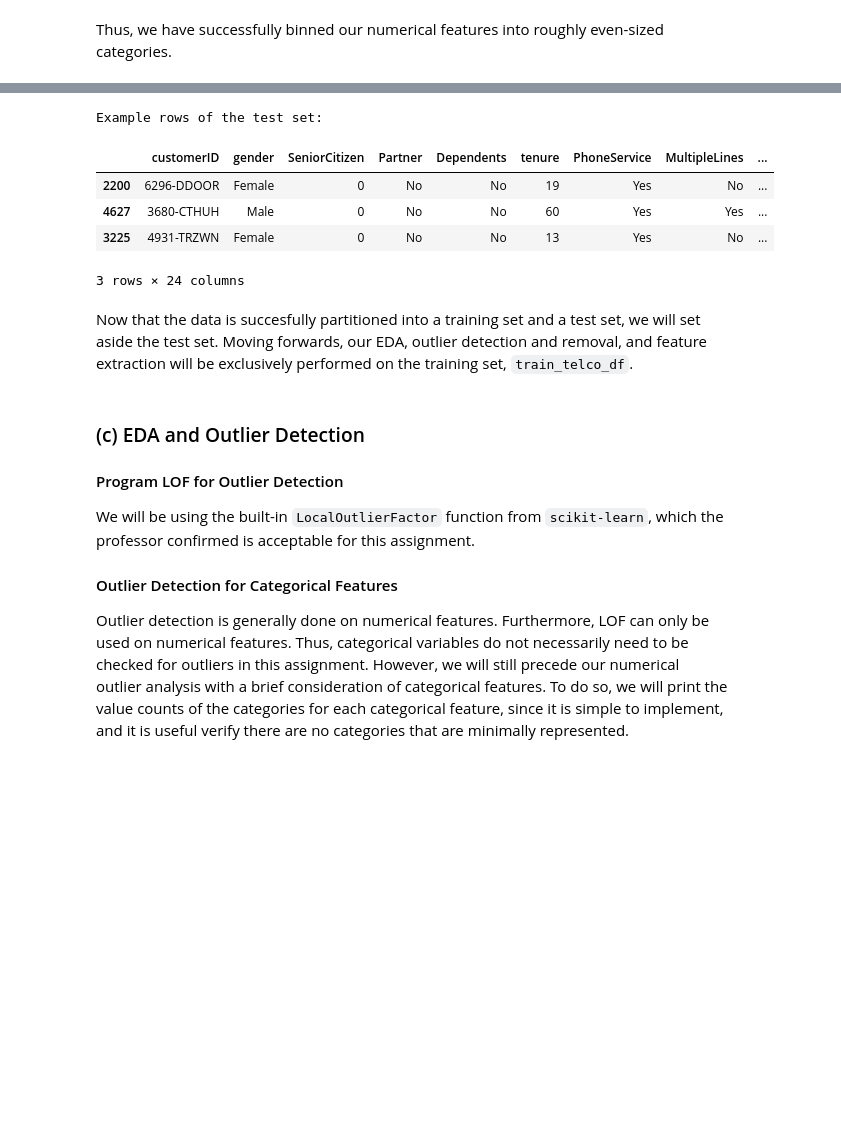
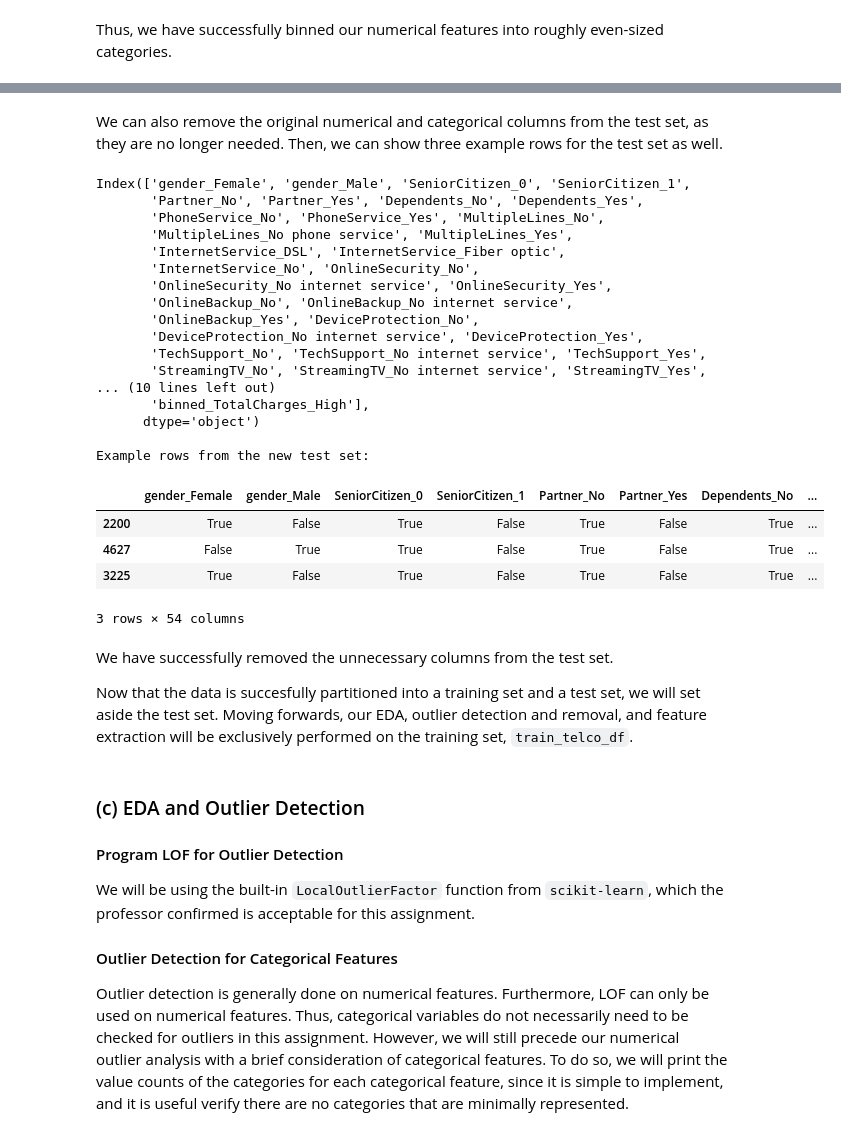
Before and after one commit to Natasa127/CSI4142-A3, a Jupyter notebook: Classification.ipynb, the cells around one changed output, grey strips where cells are left out. Cells and saved outputs as stored; diff of their text form; code cells hidden in the pictures; blank space fills up the shorter version.

```diff
--- a/Classification.ipynb
+++ b/Classification.ipynb
@@ -786,15 +853,48 @@ Example rows of the training set:
-# %%
-# Show some example rows of the test set
-print(f"Example rows of the test set: ")
-test_telco_df.head(3)
-# %% [output]
-Example rows of the test set:
-|  | customerID | gender | SeniorCitizen | Partner | Dependents | tenure | PhoneService | MultipleLines | ... |
-| 2200 | 6296-DDOOR | Female | 0 | No | No | 19 | Yes | No | ... |
-| 4627 | 3680-CTHUH | Male | 0 | No | No | 60 | Yes | Yes | ... |
-| 3225 | 4931-TRZWN | Female | 0 | No | No | 13 | Yes | No | ... |
-3 rows × 24 columns
+# %% [markdown]
+We can also remove the original numerical and categorical columns from the test set, as they are no longer needed. Then, we can show three example rows for the test set as well.
+# %%
+# List of features to remove from the test set
+features_to_remove = [
+    "gender", "SeniorCitizen", "Partner", "Dependents", "PhoneService", "MultipleLines",
+    "InternetService", "OnlineSecurity", "OnlineBackup", "DeviceProtection", "TechSupport",
+    "StreamingTV", "StreamingMovies", "Contract", "PaperlessBilling", "PaymentMethod", "Churn",
+    "binned_tenure", "binned_MonthlyCharges", "binned_TotalCharges", "tenure", "MonthlyCharges",
+    "TotalCharges"
+]
+
+# Remove the features from the test set
+test_telco_df = test_telco_df.drop(features_to_remove, axis = 1)
+
+# Ensure the removal worked as intended
+print(f"{test_telco_df.columns}\n")
+print("Example rows from the new test set:")
+test_telco_df.head(3)
+# %% [output]
+Index(['gender_Female', 'gender_Male', 'SeniorCitizen_0', 'SeniorCitizen_1',
+       'Partner_No', 'Partner_Yes', 'Dependents_No', 'Dependents_Yes',
+       'PhoneService_No', 'PhoneService_Yes', 'MultipleLines_No',
+       'MultipleLines_No phone service', 'MultipleLines_Yes',
+       'InternetService_DSL', 'InternetService_Fiber optic',
+       'InternetService_No', 'OnlineSecurity_No',
+       'OnlineSecurity_No internet service', 'OnlineSecurity_Yes',
+       'OnlineBackup_No', 'OnlineBackup_No internet service',
+       'OnlineBackup_Yes', 'DeviceProtection_No',
+       'DeviceProtection_No internet service', 'DeviceProtection_Yes',
+       'TechSupport_No', 'TechSupport_No internet service', 'TechSupport_Yes',
+       'StreamingTV_No', 'StreamingTV_No internet service', 'StreamingTV_Yes',
+... (10 lines left out)
+       'binned_TotalCharges_High'],
+      dtype='object')
+
+Example rows from the new test set:
+|  | gender_Female | gender_Male | SeniorCitizen_0 | SeniorCitizen_1 | Partner_No | Partner_Yes | Dependents_No | ... |
+| 2200 | True | False | True | False | True | False | True | ... |
+| 4627 | False | True | True | False | True | False | True | ... |
+| 3225 | True | False | True | False | True | False | True | ... |
+3 rows × 54 columns
 # %% [markdown]
+We have successfully removed the unnecessary columns from the test set.
+
 Now that the data is succesfully partitioned into a training set and a test set, we will set aside the test set. Moving forwards, our EDA, outlier detection and removal, and feature extraction will be exclusively performed on the training set, `train_telco_df`.
 # %% [markdown]
 ### (c) EDA and Outlier Detection
```
Also changed, not shown: parts of 6 cells of this notebook.
